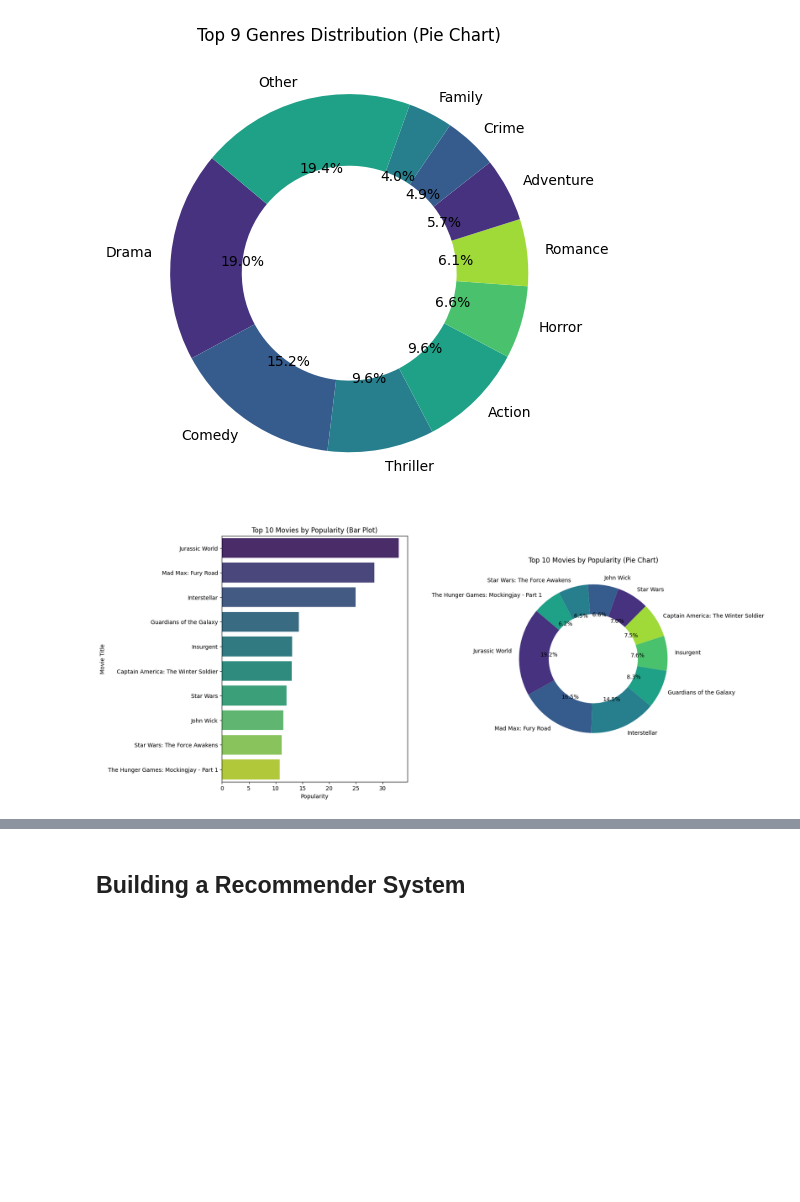
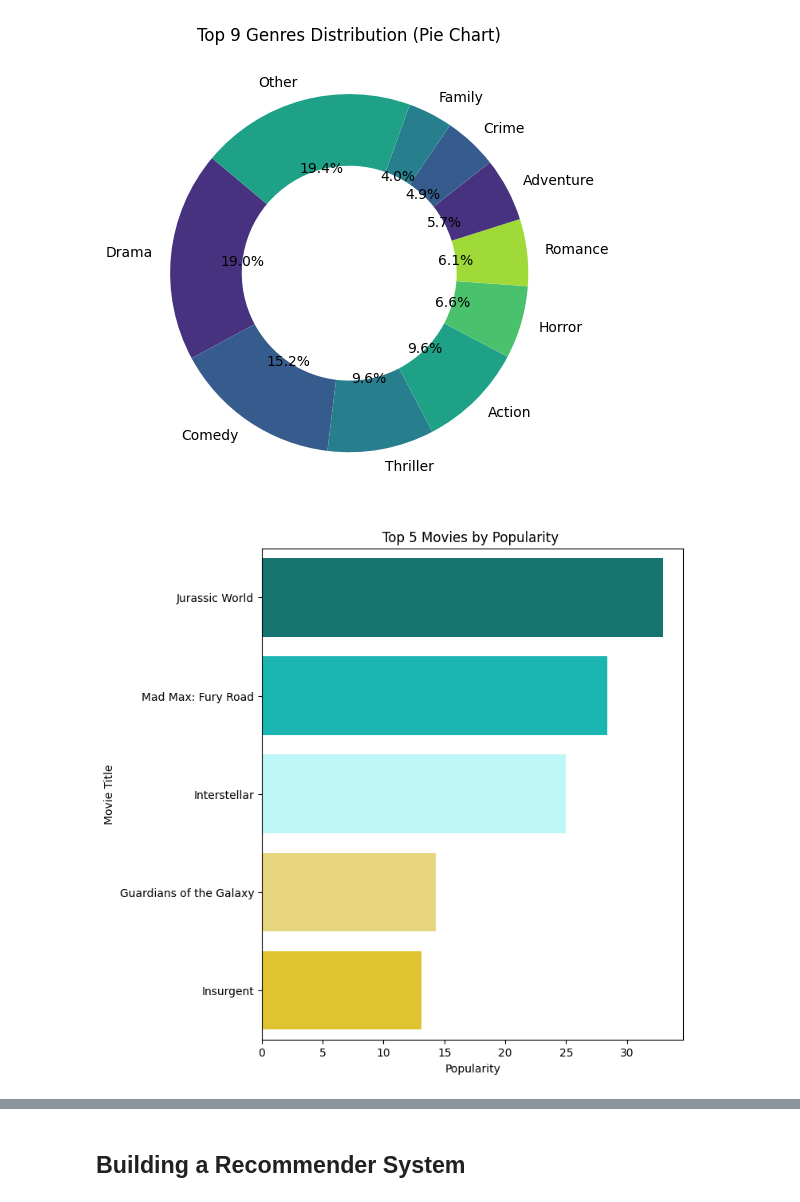
Before and after one commit to arzumerturkk/Movie-Recommendation-System, a Jupyter notebook: main.ipynb, the cells around one changed output, grey strips where cells are left out. Saved outputs shown, nothing was run; the diff lists cells and outputs as text; code cells hidden in the pictures; blank space fills up the shorter version.

```diff
--- a/main.ipynb
+++ b/main.ipynb
@@ -64,7 +65,7 @@ Data columns (total 21 columns):
 dtypes: float64(4), int64(6), object(11)
 memory usage: 1.7+ MB
 # %%
-df.drop(['imdb_id', 'homepage', 'tagline', 'keywords','production_companies' ,'budget_adj', 'revenue_adj'], axis = 1, inplace=True)
+df.drop(['imdb_id', 'homepage', 'tagline', 'keywords','budget_adj','production_companies', 'revenue_adj'], axis = 1, inplace=True)
 # %%
 # Finding Missing values in all columns
 miss = pd.DataFrame(df.isnull().sum())
@@ -215,27 +216,16 @@ genre_pie(df, ['genres1', 'genres2', 'genres3'])
 # %%
 def top_movies(top_movies, figsize=(15, 8)):
     plt.figure(figsize=figsize)
 
     # Bar plot
     plt.subplot(1, 2, 1)
-    sns.barplot(x='popularity', y='original_title', data=top_movies, palette='viridis')
-    plt.title('Top 10 Movies by Popularity (Bar Plot)')
+    sns.barplot(x='popularity', y='original_title', data=top_movies, palette=['#06837f', '#02cecb', '#b4ffff', '#f8e16c', '#fed811'])
+    plt.title('Top 5 Movies by Popularity ')
     plt.xlabel('Popularity')
     plt.ylabel('Movie Title')
 
-    # Pie chart
-    plt.subplot(1, 2, 2)
-    plt.pie(top_movies['popularity'], labels=top_movies['original_title'], autopct='%1.1f%%', startangle=140, colors=sns.color_palette('viridis'), wedgeprops=dict(width=0.4))
-    plt.title('Top 10 Movies by Popularity (Pie Chart)')
-
-
-    plt.subplots_adjust(wspace=0.5)
-
-    plt.show()
-
-top_10_popular_movies = df.nlargest(10, 'popularity')
-
-top_movies(top_10_popular_movies)
+top_5_popular_movies = df.nlargest(5, 'popularity')
+top_movies(top_5_popular_movies)
 # %% [output]
-[figure, old version]
+[figure, new version]
 # %%
```
Also changed, not shown: parts of 14 cells of this notebook.
